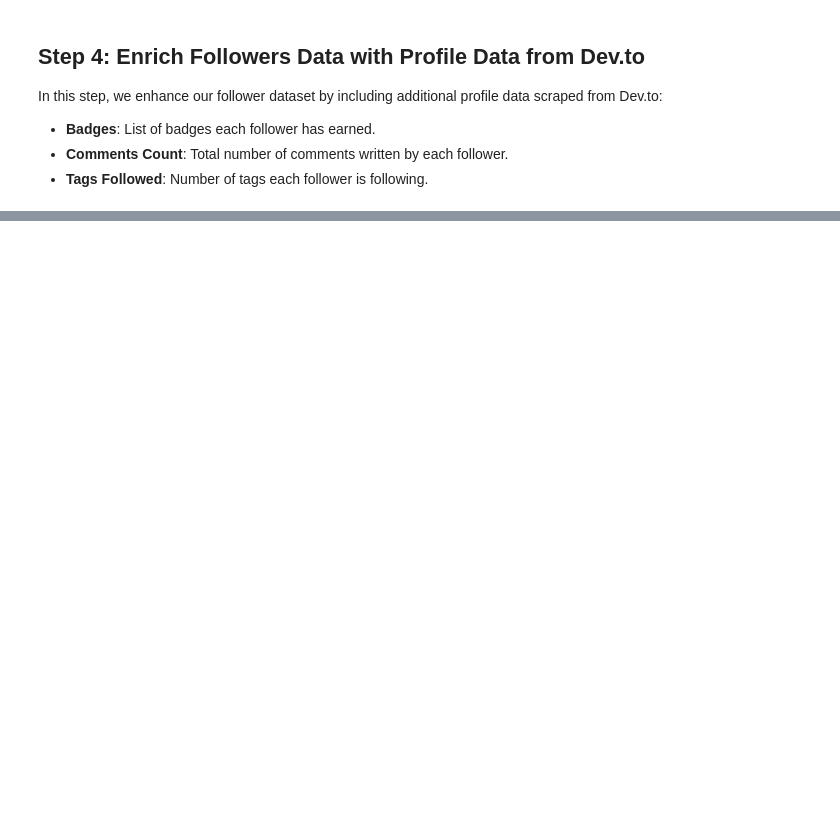
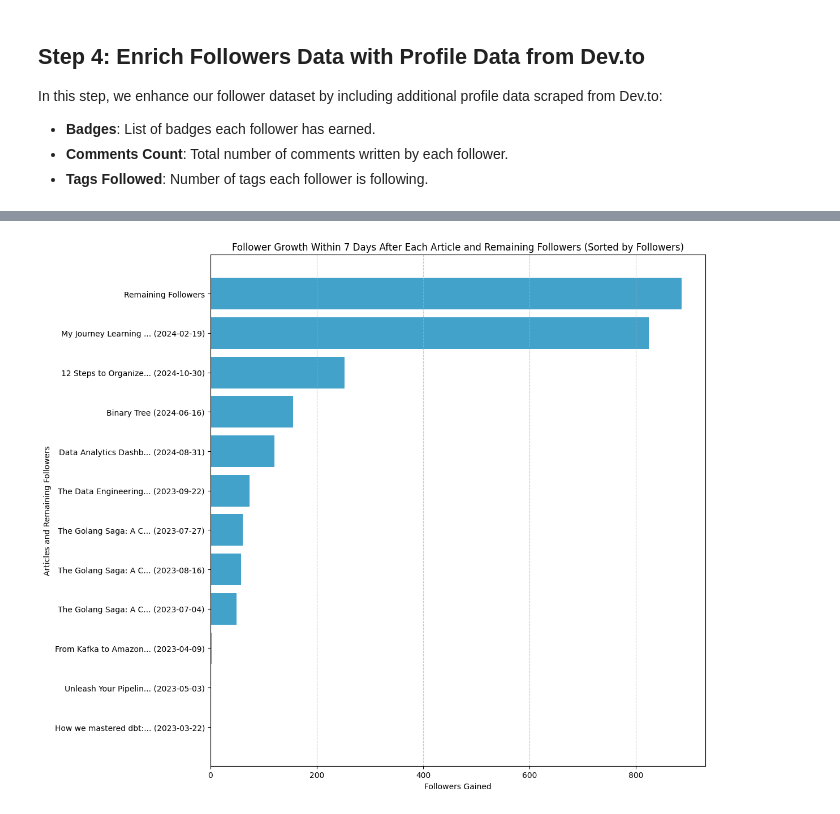
Before and after one commit to olgazju/blog_dev_to_audience_analyzer, a Jupyter notebook: analysis.ipynb, the cells around one changed output, grey strips where cells are left out. Saved outputs shown, nothing was run; the diff lists cells and outputs as text; code cells hidden in the pictures; blank space fills up the shorter version.

Commit message:
added Follower Growth Analysis: Impact of Articles on New Followers

```diff
--- a/analysis.ipynb
+++ b/analysis.ipynb
@@ -84,0 +153,59 @@ extended_scrapped_followers_df.head(10)
+# %%
+import matplotlib.pyplot as plt
+import pandas as pd
+
+# Ensure dates are in datetime format
+articles_df['created_at'] = pd.to_datetime(articles_df['created_at'])
+extended_scrapped_followers_df['created_at'] = pd.to_datetime(extended_scrapped_followers_df['created_at'])
+
+followers_after_each_article = []
+used_follower_dates = pd.Series(dtype='datetime64[ns]')
+
+# Calculate followers within a 7-day window for each article
+for article_date in articles_df['created_at']:
+    start_date = article_date
+    end_date = article_date + pd.Timedelta(days=7)
+
+    followers_in_window = extended_scrapped_followers_df[
+        (extended_scrapped_followers_df['created_at'] >= start_date) &
+        (extended_scrapped_followers_df['created_at'] < end_date)
+    ]
+
+    followers_after_each_article.append(followers_in_window.shape[0])
+    used_follower_dates = (
+        used_follower_dates.copy() if followers_in_window['created_at'].empty else
+        followers_in_window['created_at'].copy() if used_follower_dates.empty
+        else pd.concat([used_follower_dates, followers_in_window['created_at']])
+    )
+
+# Count remaining followers
+remaining_followers_count = extended_scrapped_followers_df[~extended_scrapped_followers_df['created_at'].isin(used_follower_dates)].shape[0]
+followers_after_each_article.append(remaining_followers_count)
+
+# Prepare labels
+labels = [
+    f"{title[:20]}... ({created_at.strftime('%Y-%m-%d')})" if len(title) > 20 else f"{title} ({created_at.strftime('%Y-%m-%d')})"
+    for title, created_at in zip(articles_df['title'], articles_df['created_at'])
+] + ["Remaining Followers"]
+
+# Create DataFrame for sorting
+data = pd.DataFrame({
+    'labels': labels,
+    'followers_count': followers_after_each_article
+})
+
+# Sort DataFrame by followers_count in descending order
+data = data.sort_values(by='followers_count', ascending=False)
+
+# Plot sorted data
+plt.figure(figsize=(12, 10))
+plt.barh(data['labels'], data['followers_count'], color='#43a2ca')
+plt.ylabel("Articles and Remaining Followers")
+plt.xlabel("Followers Gained")
+plt.title("Follower Growth Within 7 Days After Each Article and Remaining Followers (Sorted by Followers)")
+plt.grid(axis='x', linestyle='--', alpha=0.7)
+plt.gca().invert_yaxis()  # Invert y-axis to have highest values on top
+plt.tight_layout()
+plt.show()
+# %% [output]
+[figure, added]
```
Also changed, not shown: parts of 7 cells of this notebook, 3 other files.
